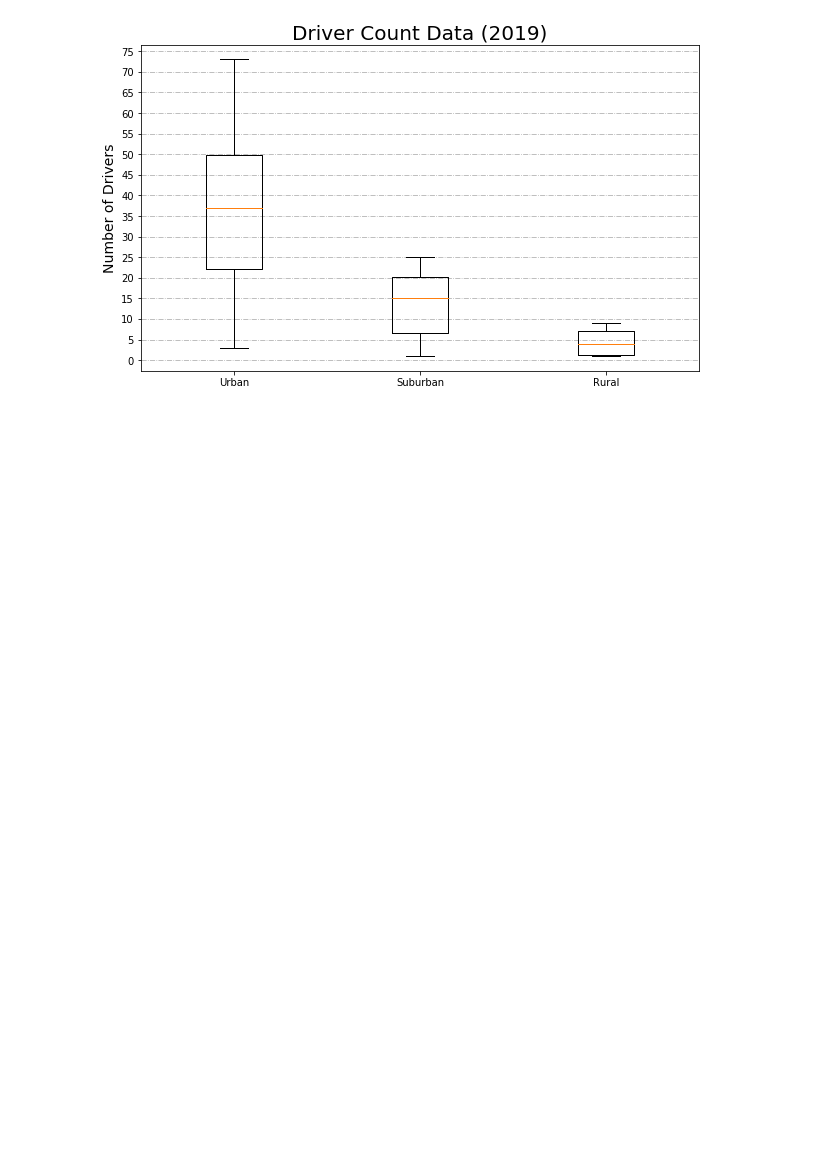
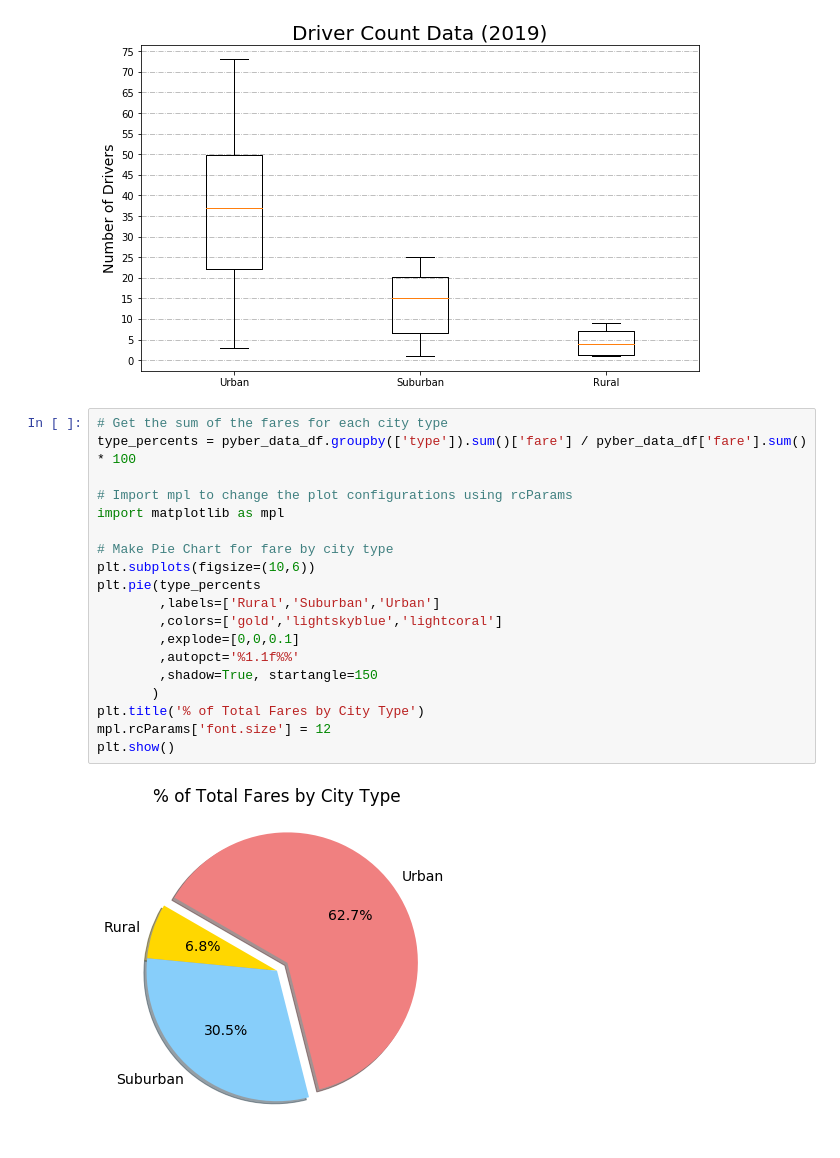
Before and after one commit to TaishiMatsuda/PyBer_Analysis, a Jupyter notebook: PyBer.ipynb, the cells around one changed output. Saved outputs shown, nothing was run; the diff lists cells and outputs as text; blank space fills up the shorter version.

Commit message:
Added Pie Chart

```diff
--- a/PyBer.ipynb
+++ b/PyBer.ipynb
@@ -316,3 +316,24 @@ plt.savefig('Analysis/Fig4.png')
 plt.show()
 # %% [output]
 [figure]
+# %%
+# Get the sum of the fares for each city type
+type_percents = pyber_data_df.groupby(['type']).sum()['fare'] / pyber_data_df['fare'].sum() * 100
+
+# Import mpl to change the plot configurations using rcParams
+import matplotlib as mpl
+
+# Make Pie Chart for fare by city type
+plt.subplots(figsize=(10,6))
+plt.pie(type_percents
+        ,labels=['Rural','Suburban','Urban']
+        ,colors=['gold','lightskyblue','lightcoral']
+        ,explode=[0,0,0.1]
+        ,autopct='%1.1f%%'
+        ,shadow=True, startangle=150
+       )
+plt.title('% of Total Fares by City Type')
+mpl.rcParams['font.size'] = 12
+plt.show()
+# %% [output]
+[figure, added]
```
Also changed, not shown: 1 other file.
